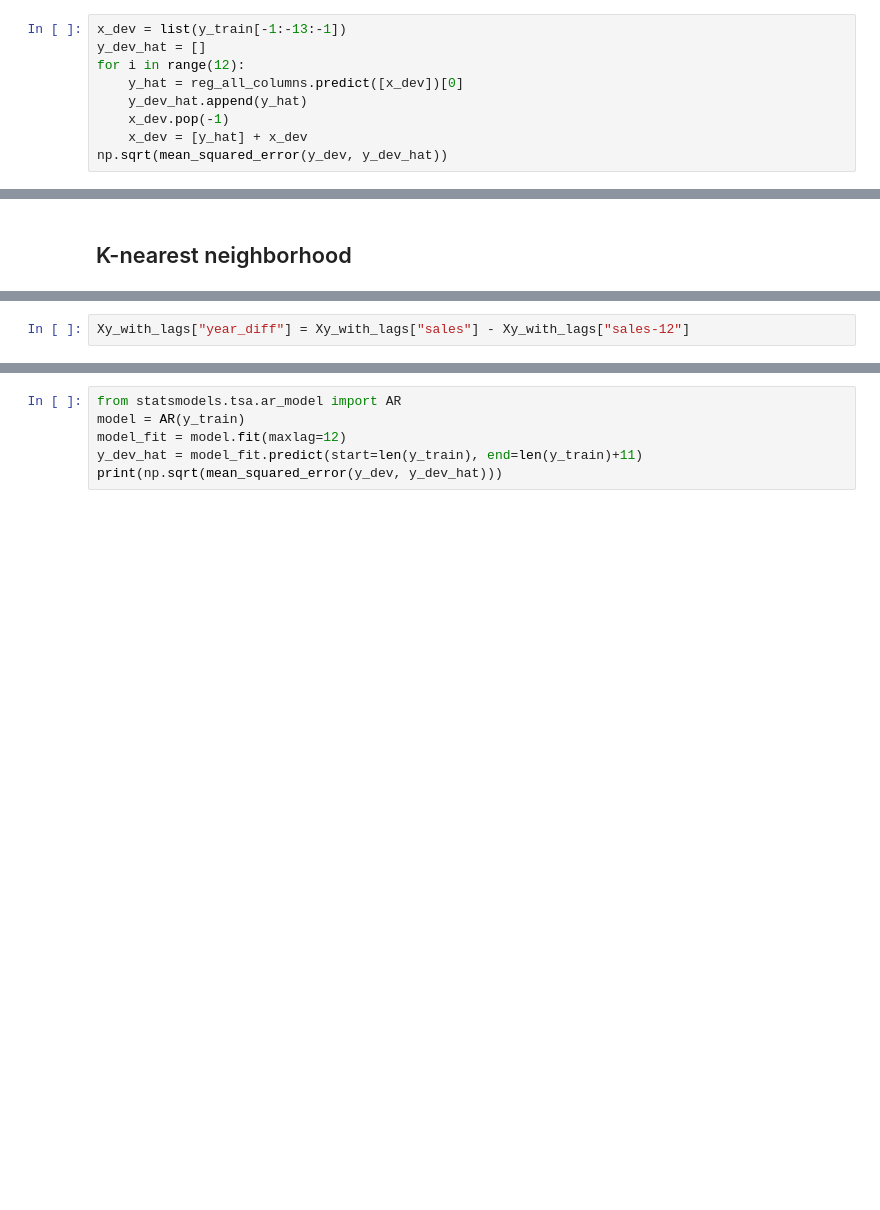
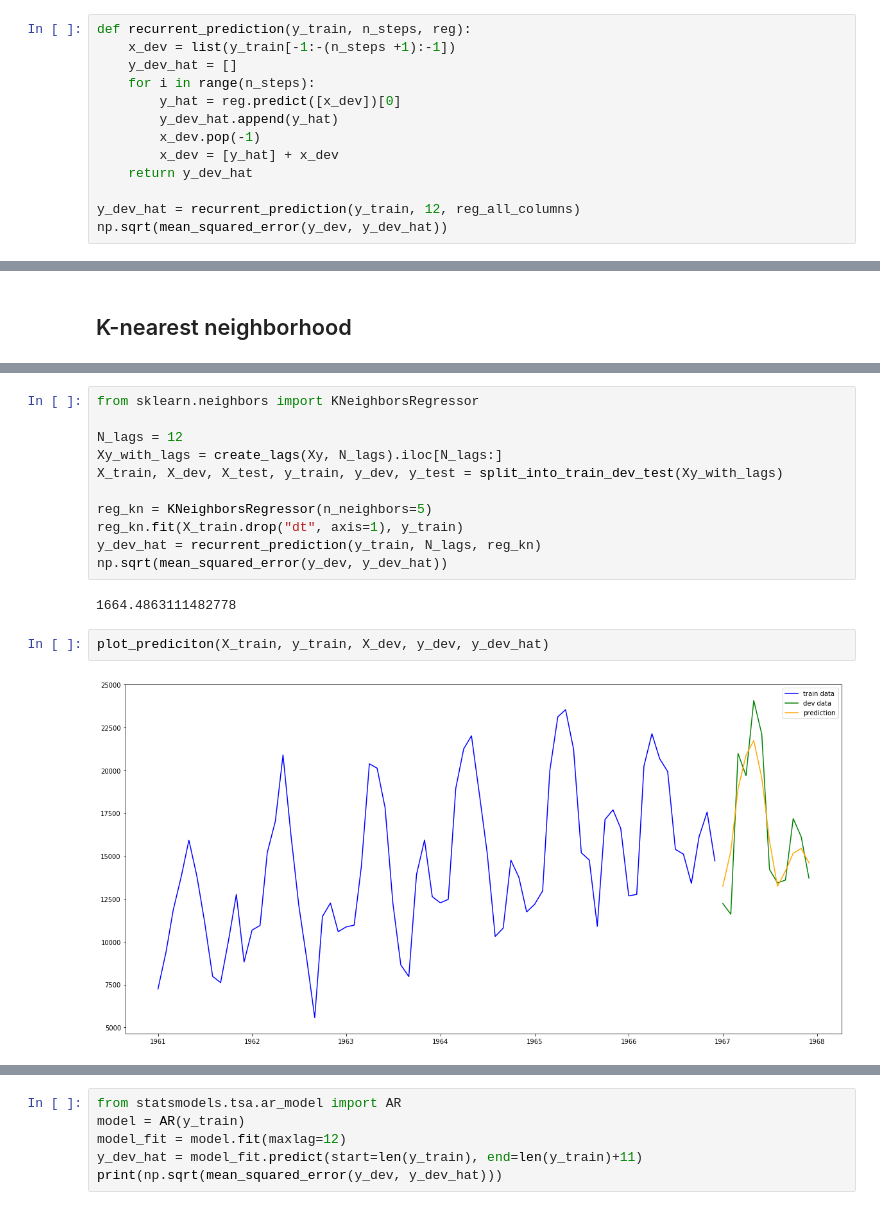
Before and after one commit to bartek-blog/bartek-blog.github.io, a Jupyter notebook: jupyter/Time-Series.ipynb, the cells around one changed output, grey strips where cells are left out. Saved outputs shown, nothing was run; the diff lists cells and outputs as text; blank space fills up the shorter version.

```diff
--- a/jupyter/Time-Series.ipynb
+++ b/jupyter/Time-Series.ipynb
@@ -243,13 +234,17 @@ So this time better, Nice.
 
 However very often in practice we would like to predict the sales for entire year. So let's assume that we are in January 1967 and what to forecast our sales for 1967 monthly. This way the company would know how to optimize stocks for each month. However, this means that when we predict the value for April we do not know what is real value for January, February and March. So what we will predict the sales for January and than use this as a feature for predicting February. And so on. Let's see how we are going to program that.
 # %%
-x_dev = list(y_train[-1:-13:-1])
-y_dev_hat = []
-for i in range(12):
-    y_hat = reg_all_columns.predict([x_dev])[0]
-    y_dev_hat.append(y_hat)
-    x_dev.pop(-1)
-    x_dev = [y_hat] + x_dev
+def recurrent_prediction(y_train, n_steps, reg):
+    x_dev = list(y_train[-1:-(n_steps +1):-1])
+    y_dev_hat = []
+    for i in range(n_steps):
+        y_hat = reg.predict([x_dev])[0]
+        y_dev_hat.append(y_hat)
+        x_dev.pop(-1)
+        x_dev = [y_hat] + x_dev
+    return y_dev_hat
+
+y_dev_hat = recurrent_prediction(y_train, 12, reg_all_columns)
 np.sqrt(mean_squared_error(y_dev, y_dev_hat))
 # %% [output]
 1894.0145703758449
@@ -304,2 +296,17 @@ np.sqrt(mean_squared_error(y_dev, y_dev_hat))
-# %%
-Xy_with_lags["year_diff"] = Xy_with_lags["sales"] - Xy_with_lags["sales-12"]
+# %%
+from sklearn.neighbors import KNeighborsRegressor
+
+N_lags = 12
+Xy_with_lags = create_lags(Xy, N_lags).iloc[N_lags:]
+X_train, X_dev, X_test, y_train, y_dev, y_test = split_into_train_dev_test(Xy_with_lags)
+
+reg_kn = KNeighborsRegressor(n_neighbors=5)
+reg_kn.fit(X_train.drop("dt", axis=1), y_train)
+y_dev_hat = recurrent_prediction(y_train, N_lags, reg_kn)
+np.sqrt(mean_squared_error(y_dev, y_dev_hat))
+# %% [output]
+1664.4863111482778
+# %%
+plot_prediciton(X_train, y_train, X_dev, y_dev, y_dev_hat)
+# %% [output]
+[figure, added]
```
Also changed, not shown: parts of 34 cells of this notebook.
